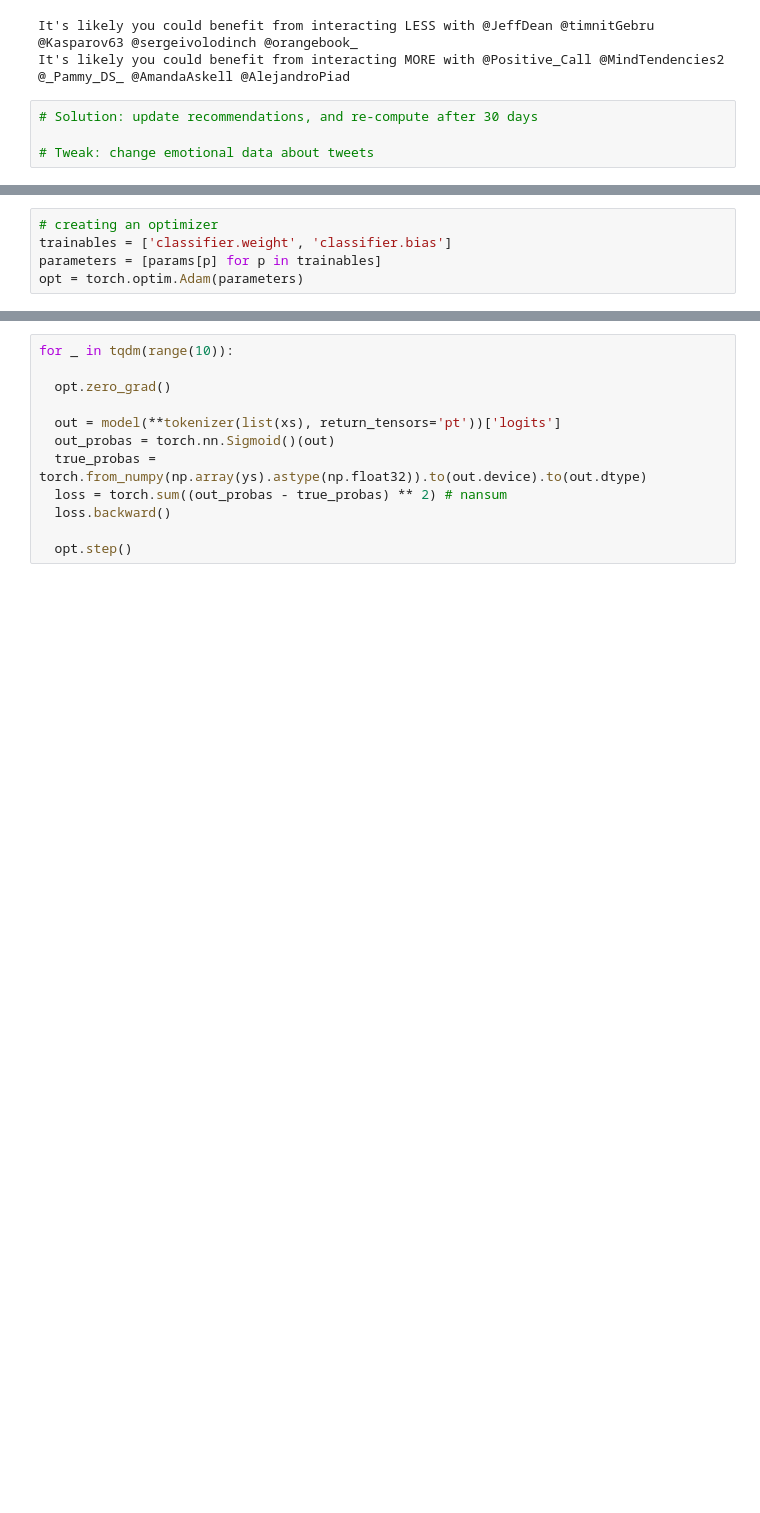
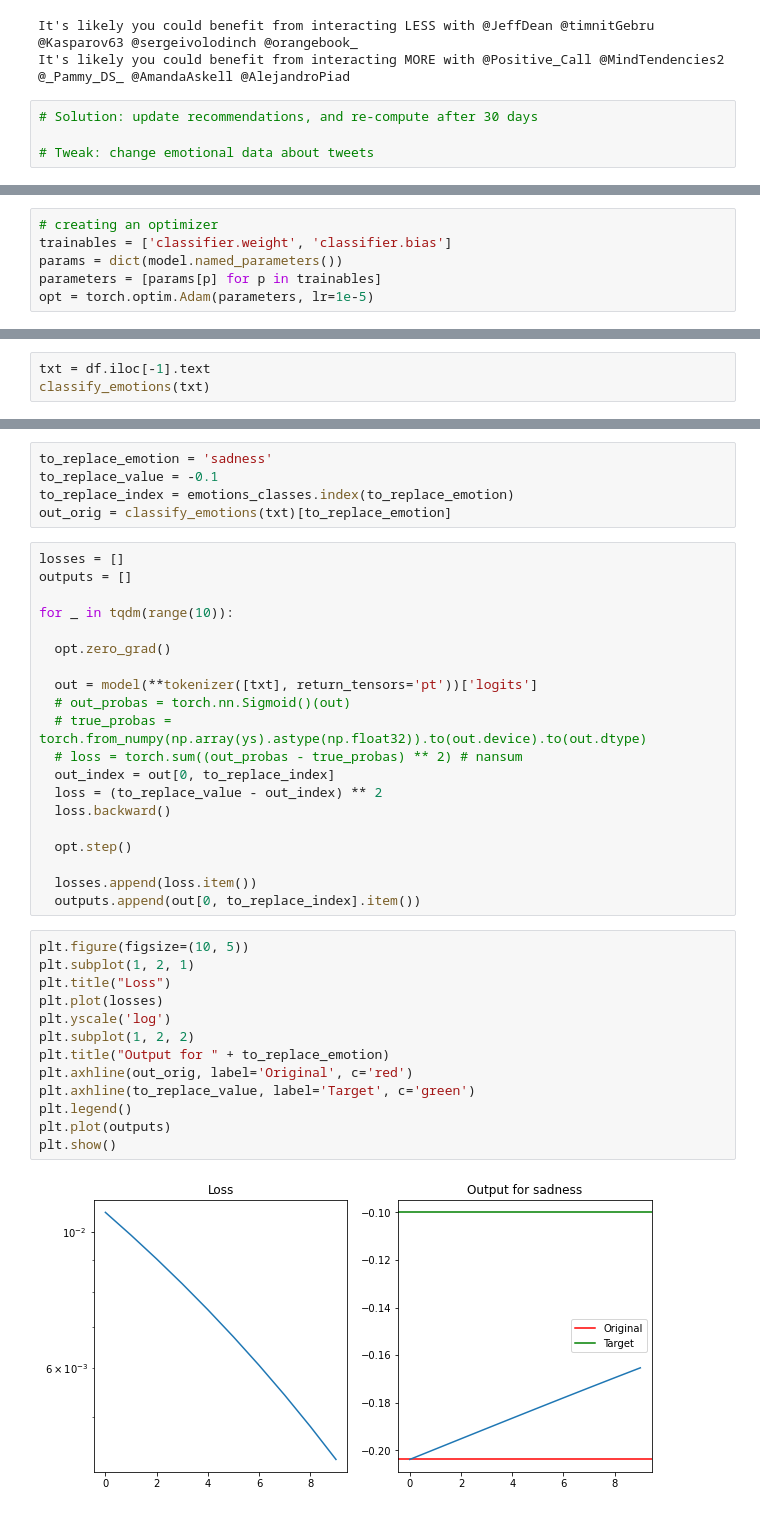
Before and after one commit to sergia-ch/twitter-emotions-friend, a Jupyter notebook: tweets-emotions-chart.ipynb, the cells around one changed output, grey strips where cells are left out. Cells and saved outputs as stored; diff of their text form; blank space fills up the shorter version.

```diff
--- a/tweets-emotions-chart.ipynb
+++ b/tweets-emotions-chart.ipynb
@@ -441,5 +470,6 @@ state = model.state_dict()
 # %%
 # creating an optimizer
 trainables = ['classifier.weight', 'classifier.bias']
+params = dict(model.named_parameters())
 parameters = [params[p] for p in trainables]
-opt = torch.optim.Adam(parameters)
+opt = torch.optim.Adam(parameters, lr=1e-5)
@@ -470,0 +476,3 @@ xs, ys = list(zip(*training_dataset_toy))
+# %%
+txt = df.iloc[-1].text
+classify_emotions(txt)
@@ -471,15 +486,43 @@ xs, ys = list(zip(*training_dataset_toy))
+# %%
+to_replace_emotion = 'sadness'
+to_replace_value = -0.1
+to_replace_index = emotions_classes.index(to_replace_emotion)
+out_orig = classify_emotions(txt)[to_replace_emotion]
 # %%
+losses = []
+outputs = []
+
 for _ in tqdm(range(10)):
 
   opt.zero_grad()
 
-  out = model(**tokenizer(list(xs), return_tensors='pt'))['logits']
-  out_probas = torch.nn.Sigmoid()(out)
-  true_probas = torch.from_numpy(np.array(ys).astype(np.float32)).to(out.device).to(out.dtype)
-  loss = torch.sum((out_probas - true_probas) ** 2) # nansum
+  out = model(**tokenizer([txt], return_tensors='pt'))['logits']
+  # out_probas = torch.nn.Sigmoid()(out)
+  # true_probas = torch.from_numpy(np.array(ys).astype(np.float32)).to(out.device).to(out.dtype)
+  # loss = torch.sum((out_probas - true_probas) ** 2) # nansum
+  out_index = out[0, to_replace_index]
+  loss = (to_replace_value - out_index) ** 2
   loss.backward()
 
   opt.step()
+
+  losses.append(loss.item())
+  outputs.append(out[0, to_replace_index].item())
+# %%
+plt.figure(figsize=(10, 5))
+plt.subplot(1, 2, 1)
+plt.title("Loss")
+plt.plot(losses)
+plt.yscale('log')
+plt.subplot(1, 2, 2)
+plt.title("Output for " + to_replace_emotion)
+plt.axhline(out_orig, label='Original', c='red')
+plt.axhline(to_replace_value, label='Target', c='green')
+plt.legend()
+plt.plot(outputs)
+plt.show()
+# %% [output]
+[figure, added]
 # %%
 loss
 # %% [output]
```
Also changed, not shown: parts of 32 cells of this notebook.
